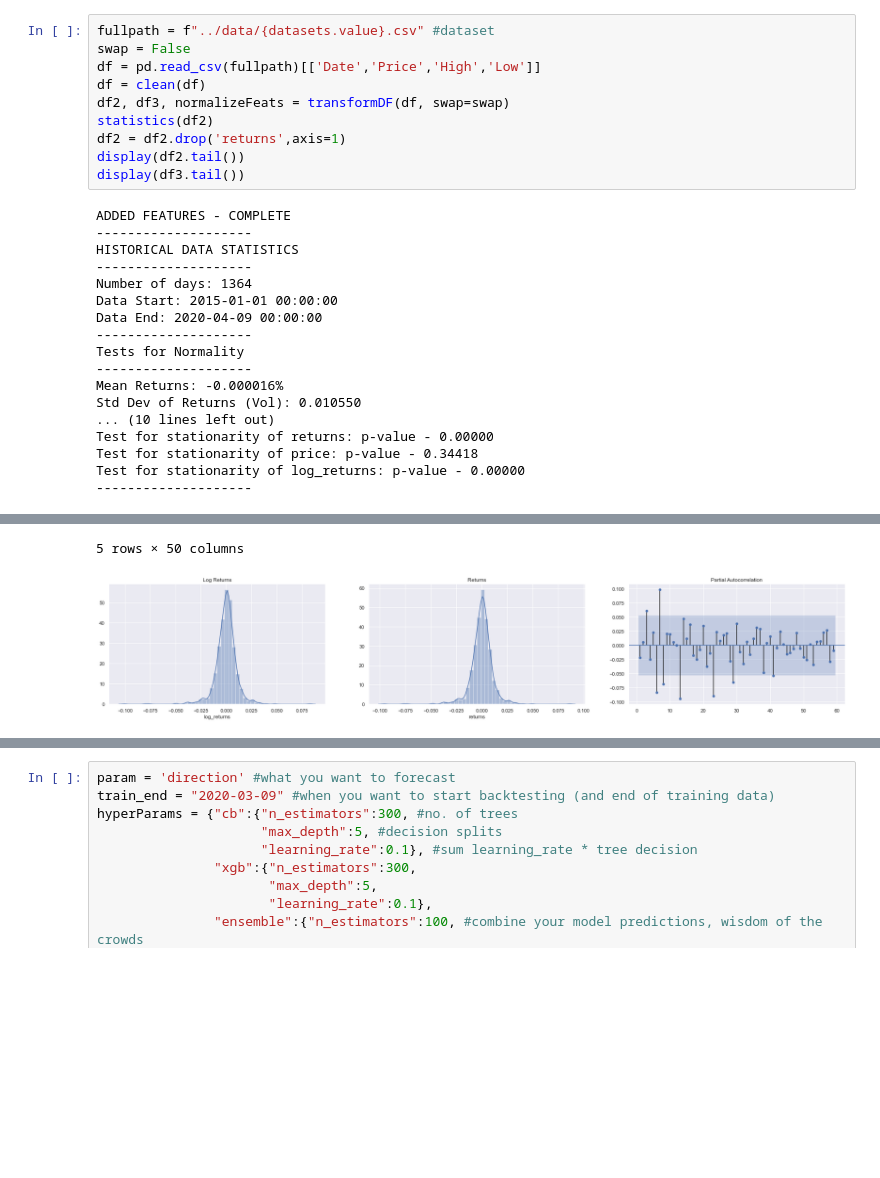
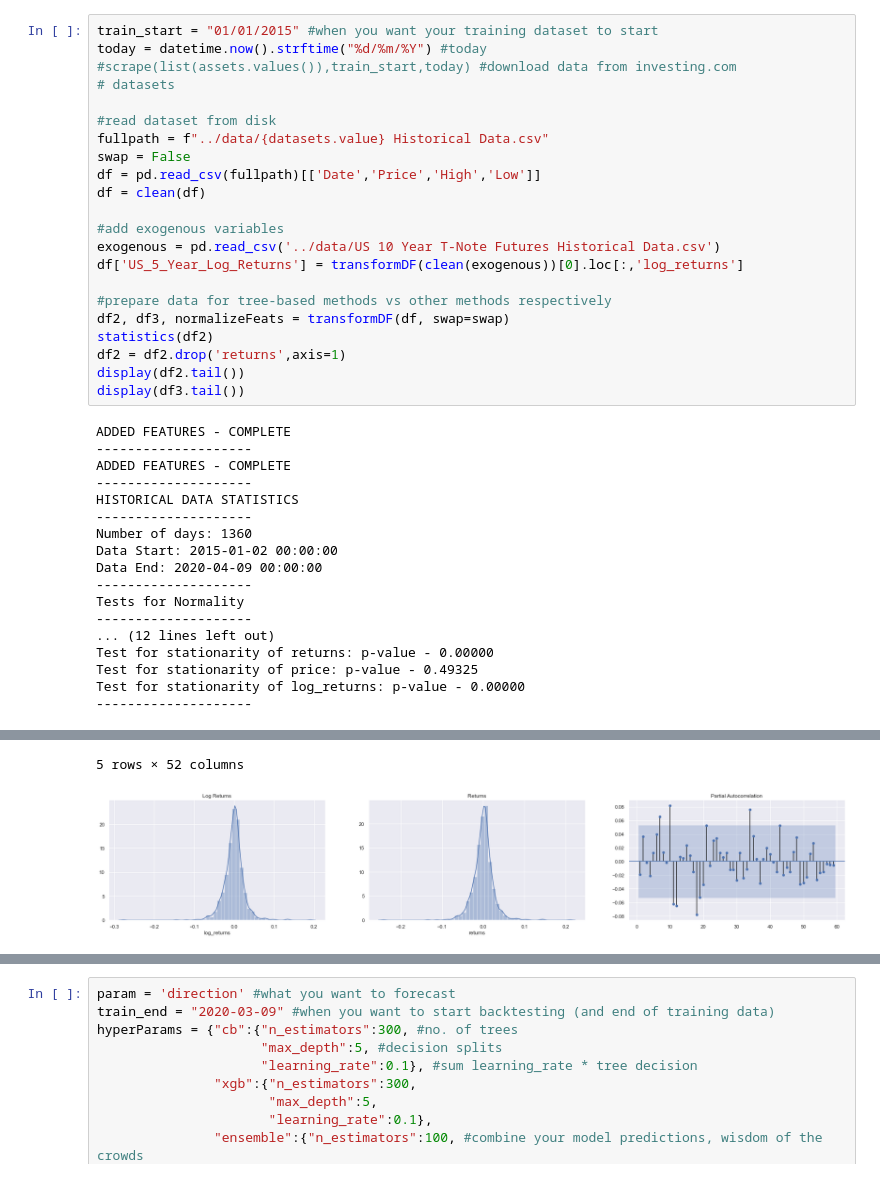
Before and after one commit to chrischia06/WakehurstMomentum, a Jupyter notebook: notebooks/Wakehurst_Momentum.ipynb, the cells around one changed output, grey strips where cells are left out. Cells and saved outputs as stored; diff of their text form; blank space fills up the shorter version.

```diff
--- a/notebooks/Wakehurst_Momentum.ipynb
+++ b/notebooks/Wakehurst_Momentum.ipynb
@@ -69,28 +42,40 @@ Some summary statistics of the asset are provided; distributions; autocorrelatio
 # %%
-fullpath = f"../data/{datasets.value}.csv" #dataset
+train_start = "01/01/2015" #when you want your training dataset to start
+today = datetime.now().strftime("%d/%m/%Y") #today
+#scrape(list(assets.values()),train_start,today) #download data from investing.com
+# datasets
+
+#read dataset from disk
+fullpath = f"../data/{datasets.value} Historical Data.csv"
 swap = False
 df = pd.read_csv(fullpath)[['Date','Price','High','Low']]
 df = clean(df)
+
+#add exogenous variables
+exogenous = pd.read_csv('../data/US 10 Year T-Note Futures Historical Data.csv')
+df['US_5_Year_Log_Returns'] = transformDF(clean(exogenous))[0].loc[:,'log_returns']
+
+#prepare data for tree-based methods vs other methods respectively
 df2, df3, normalizeFeats = transformDF(df, swap=swap)
 statistics(df2)
 df2 = df2.drop('returns',axis=1)
 display(df2.tail())
 display(df3.tail())
 # %% [output]
+ADDED FEATURES - COMPLETE
+--------------------
 ADDED FEATURES - COMPLETE
 --------------------
 HISTORICAL DATA STATISTICS
 --------------------
-Number of days: 1364
-Data Start: 2015-01-01 00:00:00
+Number of days: 1360
+Data Start: 2015-01-02 00:00:00
 Data End: 2020-04-09 00:00:00
 --------------------
 Tests for Normality
 --------------------
-Mean Returns: -0.000016%
-Std Dev of Returns (Vol): 0.010550
-... (10 lines left out)
+... (12 lines left out)
 Test for stationarity of returns: p-value - 0.00000
-Test for stationarity of price: p-value - 0.34418
+Test for stationarity of price: p-value - 0.49325
 Test for stationarity of log_returns: p-value - 0.00000
 --------------------
@@ -109,3 +94,3 @@ Test for stationarity of log_returns: p-value - 0.00000
-5 rows × 50 columns
+5 rows × 52 columns
-[figure, old version]
+[figure, new version]
 # %% [markdown]
```
Also changed, not shown: parts of 15 cells of this notebook, 10 other files.
